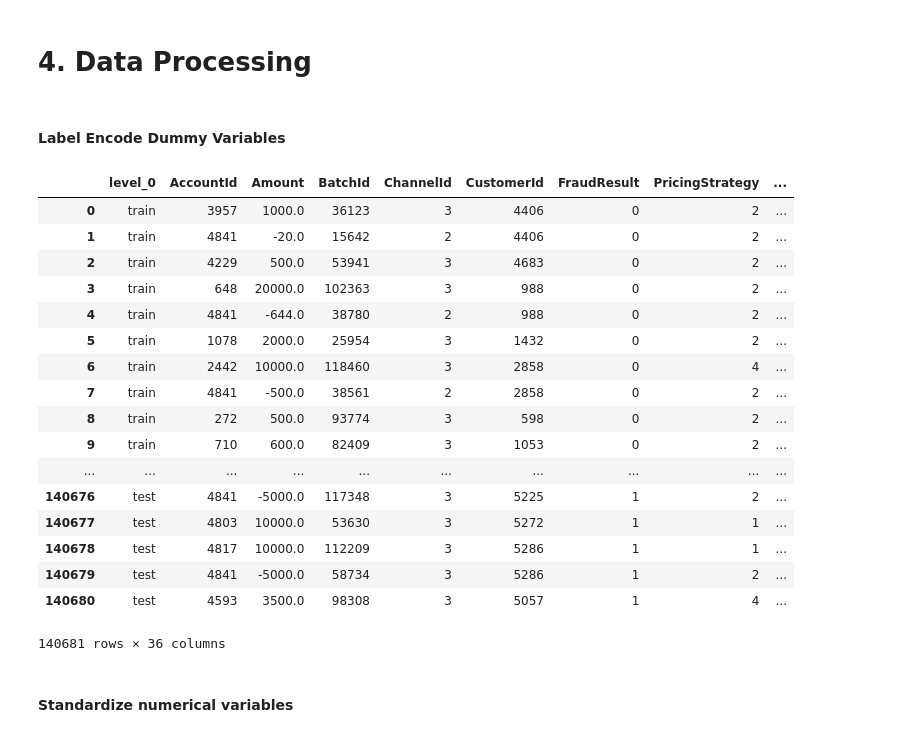
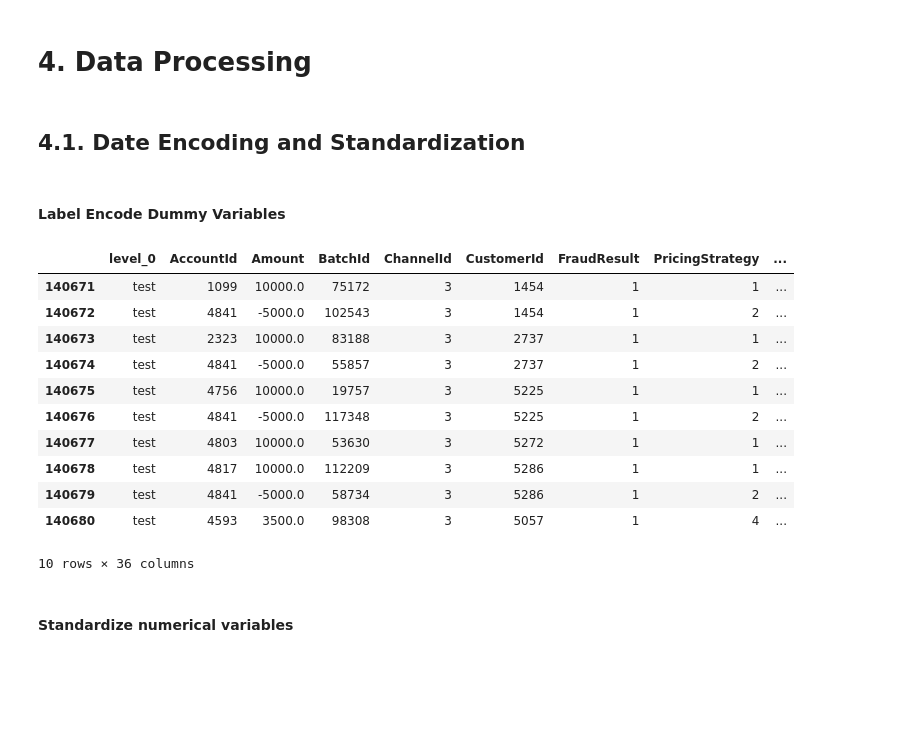
Before and after one commit to SimphiweK/Fraud-Detection, a Jupyter notebook: Fraud Detection.ipynb, the cells around one changed output. Cells and saved outputs as stored; diff of their text form; code cells hidden in the pictures; blank space fills up the shorter version.

```diff
--- a/Fraud Detection.ipynb
+++ b/Fraud Detection.ipynb
@@ -422,6 +406,8 @@ pd.crosstab(df['Debit/Credit'], df['FraudResult'], margins=True)/len(df)*100
 | All | 67.862042 | 32.137958 | 100.000000 |
 # %% [markdown]
 # <a id='4'>4. Data Processing</a>
+# %% [markdown]
+## <a id='4.1'>4.1. Date Encoding and Standardization </a>
 # %% [markdown]
 #### Label Encode Dummy Variables
 # %%
@@ -431,26 +417,20 @@ dummy_cols   = ['FraudResult', 'Debit/Credit']
 for i in dummy_cols :
     df[i] = LabelEncoder().fit_transform(df[i])
 # %%
-df
+df.tail(10)
 # %% [output]
 |  | level_0 | AccountId | Amount | BatchId | ChannelId | CustomerId | FraudResult | PricingStrategy | ... |
-| 0 | train | 3957 | 1000.0 | 36123 | 3 | 4406 | 0 | 2 | ... |
-| 1 | train | 4841 | -20.0 | 15642 | 2 | 4406 | 0 | 2 | ... |
-| 2 | train | 4229 | 500.0 | 53941 | 3 | 4683 | 0 | 2 | ... |
-| 3 | train | 648 | 20000.0 | 102363 | 3 | 988 | 0 | 2 | ... |
-| 4 | train | 4841 | -644.0 | 38780 | 2 | 988 | 0 | 2 | ... |
-| 5 | train | 1078 | 2000.0 | 25954 | 3 | 1432 | 0 | 2 | ... |
-| 6 | train | 2442 | 10000.0 | 118460 | 3 | 2858 | 0 | 4 | ... |
-| 7 | train | 4841 | -500.0 | 38561 | 2 | 2858 | 0 | 2 | ... |
-| 8 | train | 272 | 500.0 | 93774 | 3 | 598 | 0 | 2 | ... |
-| 9 | train | 710 | 600.0 | 82409 | 3 | 1053 | 0 | 2 | ... |
-| ... | ... | ... | ... | ... | ... | ... | ... | ... | ... |
+| 140671 | test | 1099 | 10000.0 | 75172 | 3 | 1454 | 1 | 1 | ... |
+| 140672 | test | 4841 | -5000.0 | 102543 | 3 | 1454 | 1 | 2 | ... |
+| 140673 | test | 2323 | 10000.0 | 83188 | 3 | 2737 | 1 | 1 | ... |
+| 140674 | test | 4841 | -5000.0 | 55857 | 3 | 2737 | 1 | 2 | ... |
+| 140675 | test | 4756 | 10000.0 | 19757 | 3 | 5225 | 1 | 1 | ... |
 | 140676 | test | 4841 | -5000.0 | 117348 | 3 | 5225 | 1 | 2 | ... |
 | 140677 | test | 4803 | 10000.0 | 53630 | 3 | 5272 | 1 | 1 | ... |
 | 140678 | test | 4817 | 10000.0 | 112209 | 3 | 5286 | 1 | 1 | ... |
 | 140679 | test | 4841 | -5000.0 | 58734 | 3 | 5286 | 1 | 2 | ... |
 | 140680 | test | 4593 | 3500.0 | 98308 | 3 | 5057 | 1 | 4 | ... |
-140681 rows × 36 columns
+10 rows × 36 columns
 # %% [markdown]
 #### Standardize numerical variables
 # %%
```
Also changed, not shown: parts of 75 cells of this notebook.
